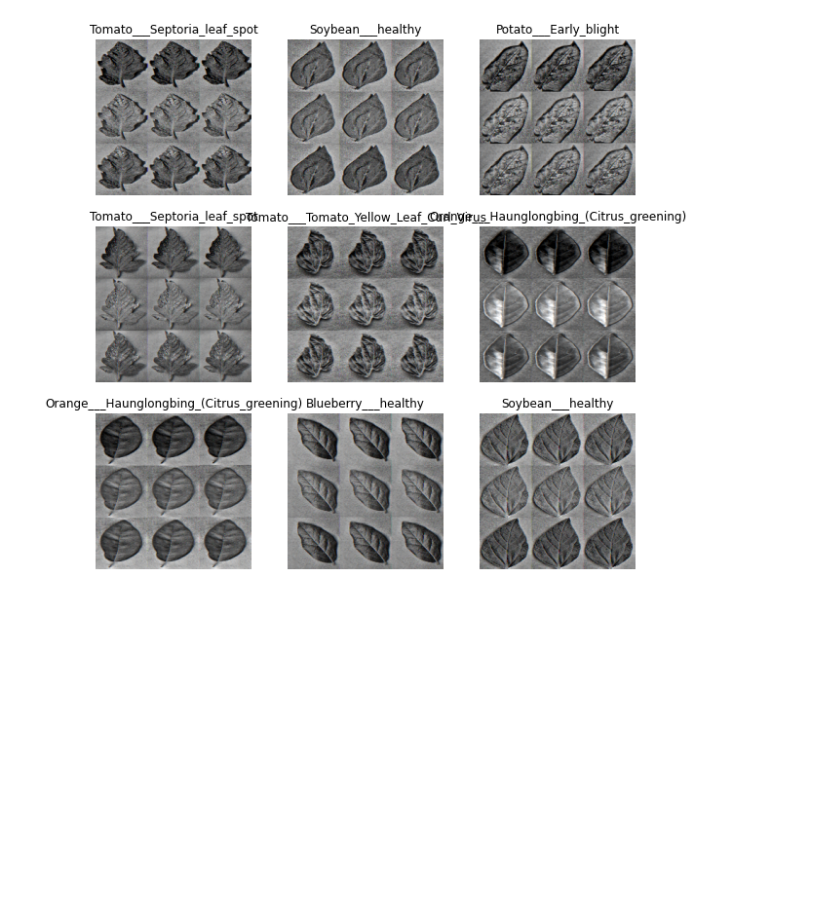
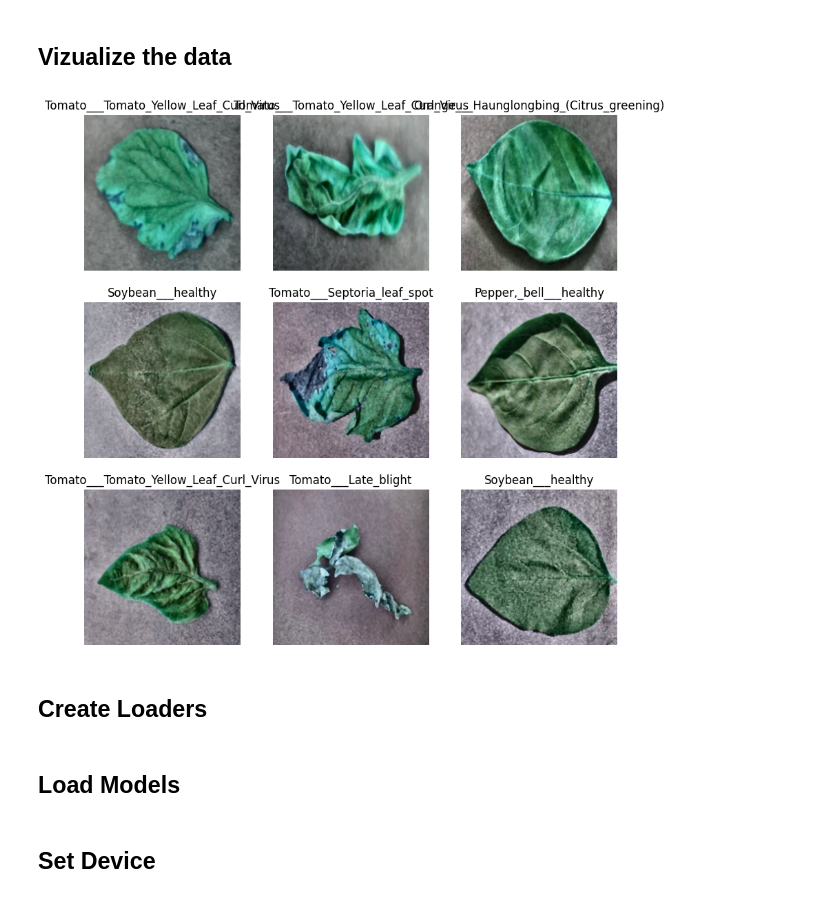
Before and after one commit to tanguyLC01/DL-Plant-Assignment, a Jupyter notebook: test.ipynb, the cells around one changed output. Cells and saved outputs as stored; diff of their text form; code cells hidden in the pictures; blank space fills up the shorter version.

```diff
--- a/test.ipynb
+++ b/test.ipynb
@@ -9,5 +7,7 @@ import numpy as np
 import torchvision.models  as models
 from torchvision import transforms
+# %% [markdown]
+## Vizualize the data
 # %%
 # Load the dataset
 PATH = './Plant_leave_diseases_dataset_without_augmentation'
@@ -20,17 +20,21 @@ test_data = PlantVillageDataset(PATH, img_mode="LAB", train=False, transform=tra
 # %%
 figure = plt.figure(figsize=(10, 10))
 cols, rows = 3, 3
 for i in range(1, cols * rows + 1):
     sample_idx = torch.randint(len(training_data), size=(1,)).item()
     img, label = training_data[sample_idx]
     figure.add_subplot(rows, cols, i)
     plt.title(list(training_data.label_to_idx.keys())[label])
     plt.axis("off")
-    plt.imshow(img.reshape((224, 224, 3)))
+    plt.imshow(img.swapaxes(0,2))
 plt.show()
 # %% [output]
-[figure, old version]
+[figure, new version]
+# %% [markdown]
+## Create Loaders
 # %%
 train_dataloader = DataLoader(training_data, batch_size=64, shuffle=True)
 test_dataloader = DataLoader(test_data, batch_size=64, shuffle=True)
+# %% [markdown]
+## Load Models
 # %%
@@ -43 +60,3 @@ for param in resnet50.parameters():
+# %% [markdown]
+## Set Device
 # %%
```
Also changed, not shown: parts of 23 cells of this notebook.
